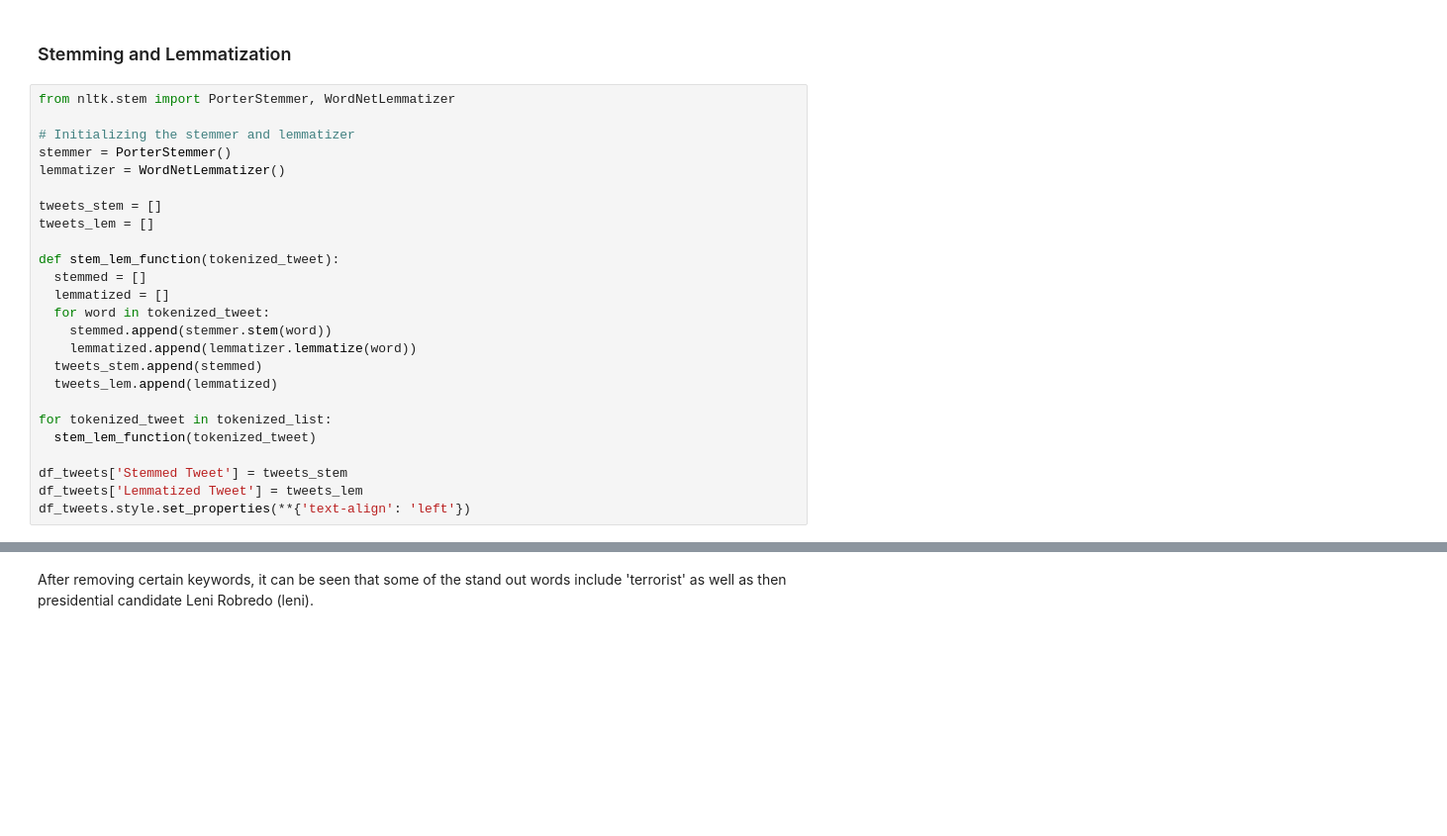
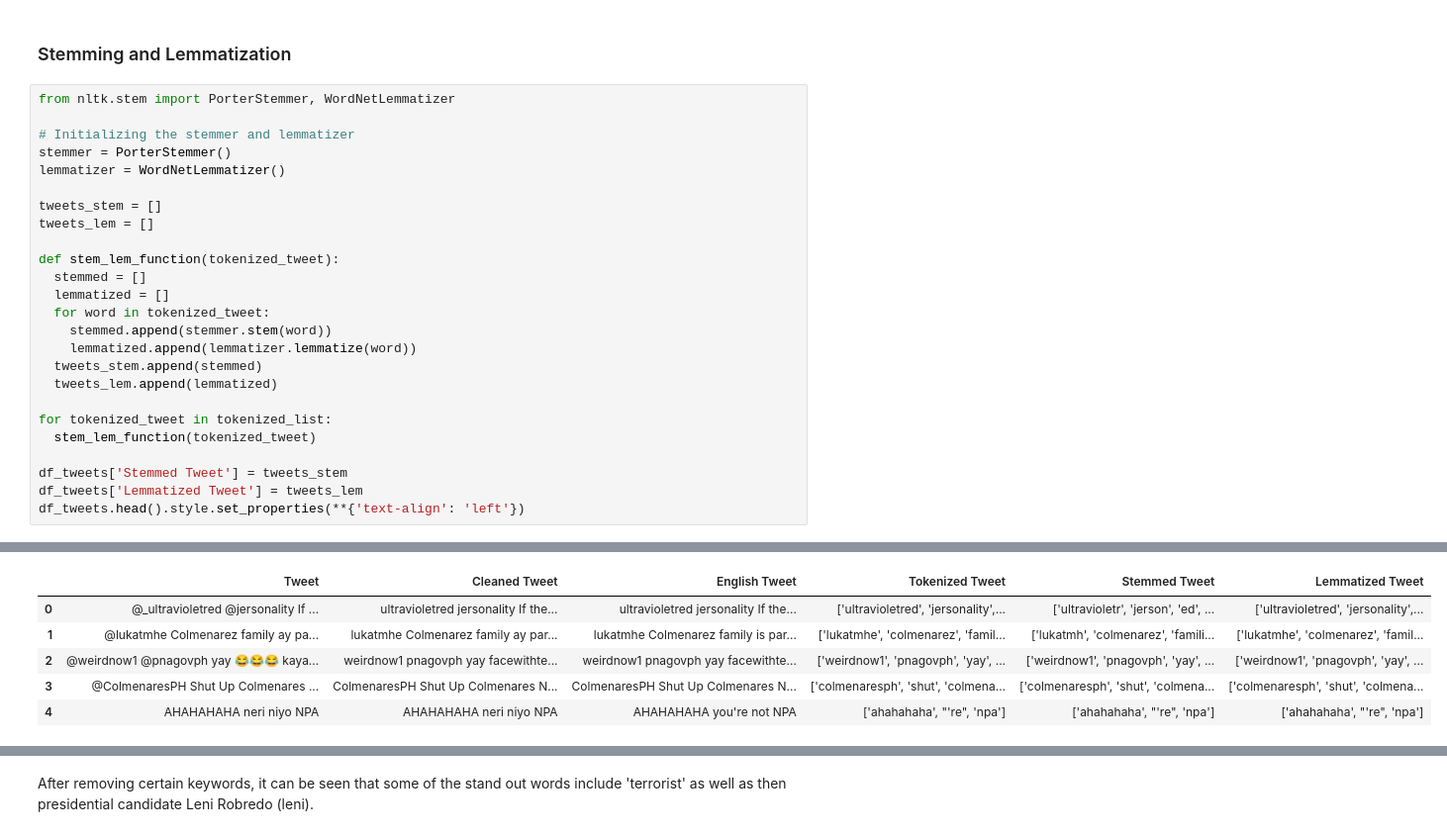
Before and after one commit to deckardsworkspace/cs132-group3, a Jupyter notebook: data-exploration/cs132_data_exploration.ipynb, the cells around one changed output, grey strips where cells are left out. Shown at 99% size. Saved outputs shown, nothing was run; the diff lists cells and outputs as text; blank space fills up the shorter version.

```diff
--- a/data-exploration/cs132_data_exploration.ipynb
+++ b/data-exploration/cs132_data_exploration.ipynb
@@ -559,5 +554,5 @@ for tokenized_tweet in tokenized_list:
 
 df_tweets['Stemmed Tweet'] = tweets_stem
 df_tweets['Lemmatized Tweet'] = tweets_lem
-df_tweets.style.set_properties(**{'text-align': 'left'})
+df_tweets.head().style.set_properties(**{'text-align': 'left'})
 # %% [output]
@@ -565 +559,7 @@ df_tweets.style.set_properties(**{'text-align': 'left'})
+|  | Tweet | Cleaned Tweet | English Tweet | Tokenized Tweet | Stemmed Tweet | Lemmatized Tweet |
+| 0 | @_ultravioletred @jersonality If ... | ultravioletred jersonality If the... | ultravioletred jersonality If the... | ['ultravioletred', 'jersonality',... | ['ultravioletr', 'jerson', 'ed', ... | ['ultravioletred', 'jersonality',... |
+| 1 | @lukatmhe Colmenarez family ay pa... | lukatmhe Colmenarez family ay par... | lukatmhe Colmenarez family is par... | ['lukatmhe', 'colmenarez', 'famil... | ['lukatmh', 'colmenarez', 'famili... | ['lukatmhe', 'colmenarez', 'famil... |
+| 2 | @weirdnow1 @pnagovph yay 😂😂😂 kaya... | weirdnow1 pnagovph yay facewithte... | weirdnow1 pnagovph yay facewithte... | ['weirdnow1', 'pnagovph', 'yay', ... | ['weirdnow1', 'pnagovph', 'yay', ... | ['weirdnow1', 'pnagovph', 'yay', ... |
+| 3 | @ColmenaresPH Shut Up Colmenares ... | ColmenaresPH Shut Up Colmenares N... | ColmenaresPH Shut Up Colmenares N... | ['colmenaresph', 'shut', 'colmena... | ['colmenaresph', 'shut', 'colmena... | ['colmenaresph', 'shut', 'colmena... |
+| 4 | AHAHAHAHA neri niyo NPA | AHAHAHAHA neri niyo NPA | AHAHAHAHA you're not NPA | ['ahahahaha', "'re", 'npa'] | ['ahahahaha', "'re", 'npa'] | ['ahahahaha', "'re", 'npa'] |
 # %% [markdown]
```
Also changed, not shown: parts of 25 cells of this notebook, 10 other files.
